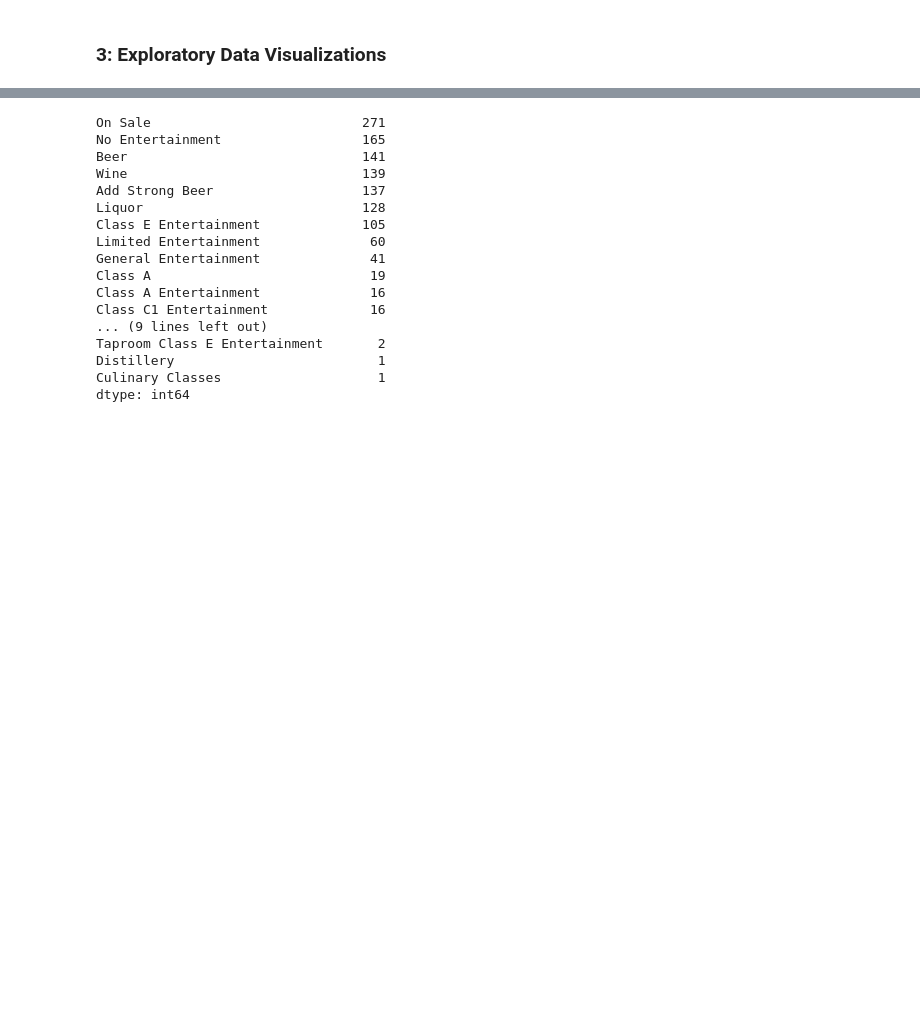
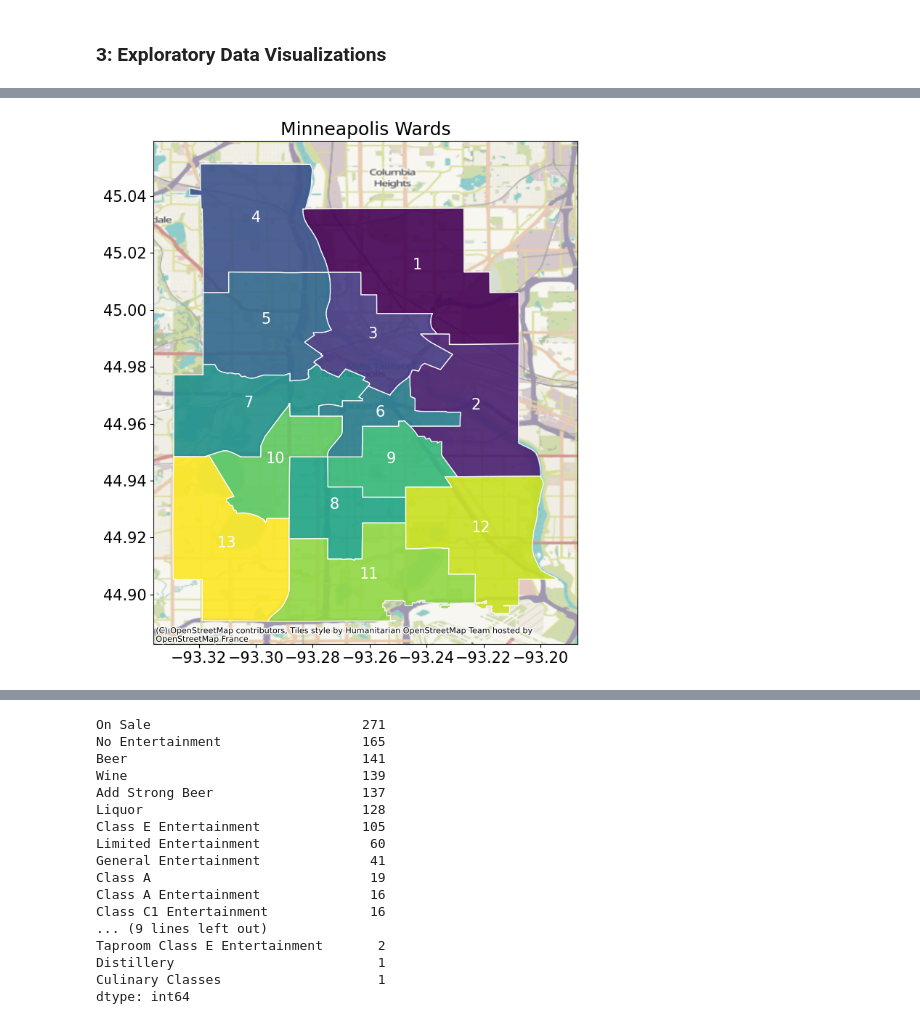
Before and after one commit to kymayodeji/mpls, a Jupyter notebook: liquor_licenses.ipynb, the cells around one changed output, grey strips where cells are left out. Saved outputs shown, nothing was run; the diff lists cells and outputs as text; code cells hidden in the pictures; blank space fills up the shorter version.

Commit message:
completed cleaning and visualization and export

```diff
--- a/liquor_licenses.ipynb
+++ b/liquor_licenses.ipynb
@@ -155,2 +173,15 @@ df = d_feature_engineering(df)
 # %% [markdown]
 ### 3: Exploratory Data Visualizations
+# %%
+# Load and Prep the Minneapolis City Council Wards shapefile
+def e_load_prep_shapefile(mpls_zip):
+    df = gpd.read_file(mpls_zip)
+    # Rename column and convert to integer
+    df.rename(columns={'BDNUM':'ward'}, inplace=True)
+    df['ward']=df['ward'].astype('int64')
+
+    return df
+# %%
+mpls_zip = "data/City_Council_Wards-shp.zip"
+mpls_df =e_load_prep_shapefile(mpls_zip)
+mpls_df.head()
@@ -156,0 +195,18 @@ df = d_feature_engineering(df)
+# %%
+def f_plot_wards(df):
+    # Plot the wards
+    plt.rcParams.update({'font.size': 15})
+    fig, ax = plt.subplots(figsize=(18, 9))
+    df.plot(column ='ward', alpha=0.9, legend=False,      #plotting geometry data
+        edgecolor = 'white', cmap='viridis', ax=ax)
+    df.apply(lambda x: ax.annotate(text = x['ward'],      #annotations
+                               xy = x.geometry.centroid.coords[0],
+                               color = 'white',
+                               ha = 'center'), axis = 1)
+    ax = contextily.add_basemap(ax, crs=df.crs.to_string())
+    plt.title('Minneapolis Wards')
+    plt.show()
+# %%
+f_plot_wards(mpls_df)
+# %% [output]
+[figure, added]
```
Also changed, not shown: parts of 5 cells of this notebook, 1 other file.
